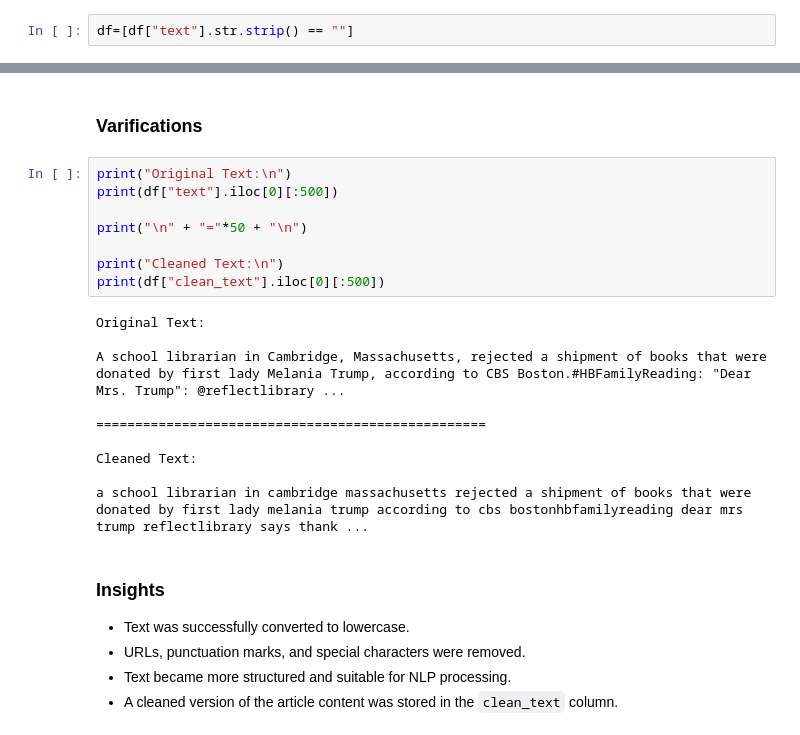
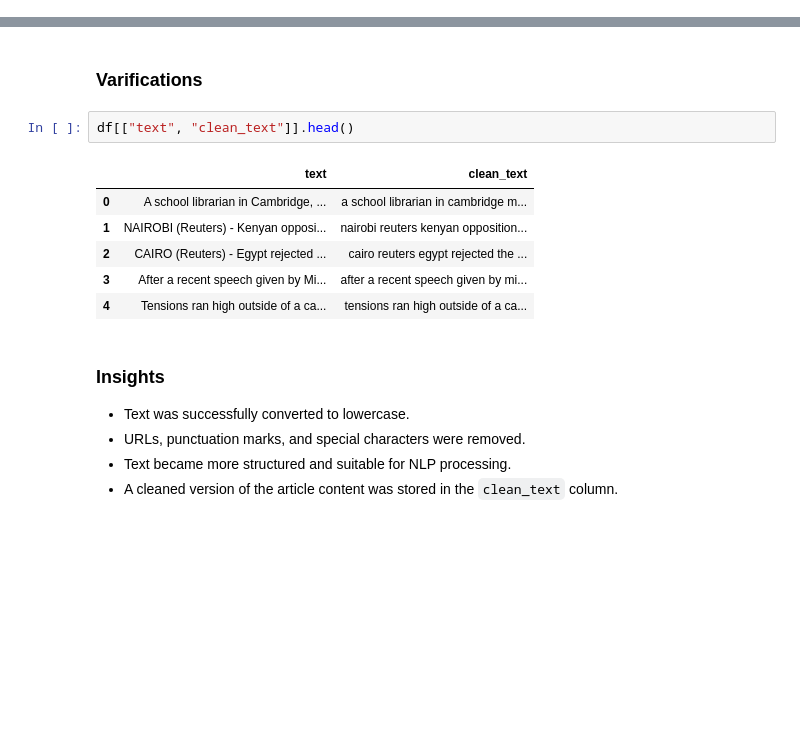
Before and after one commit to khushbukumari-dev/fake-news-analyzer, a Jupyter notebook: notebooks/fake_news_analysis.ipynb, the cells around one changed output, grey strips where cells are left out. Drawn from its saved outputs; the diff is of its cells as text; blank space fills up the shorter version.

Commit message:
Completed text preprocessing and cleaning pipeline

```diff
--- a/notebooks/fake_news_analysis.ipynb
+++ b/notebooks/fake_news_analysis.ipynb
@@ -380,5 +396,3 @@ Dtaset Shape After Removing Empty Text Rows:
-# %%
-df=[df["text"].str.strip() == ""]
 # %% [markdown]
 ### Insights
 - Records containing empty article content were removed from the dataset.
@@ -418,24 +432,15 @@ Apply Cleaning
 df["clean_text"] = df["text"].apply(clean_text)
 # %% [markdown]
 ### Varifications
-# %%
-print("Original Text:\n")
-print(df["text"].iloc[0][:500])
-
-print("\n" + "="*50 + "\n")
-
-print("Cleaned Text:\n")
-print(df["clean_text"].iloc[0][:500])
-# %% [output]
-Original Text:
-
-A school librarian in Cambridge, Massachusetts, rejected a shipment of books that were donated by first lady Melania Trump, according to CBS Boston.#HBFamilyReading: "Dear Mrs. Trump": @reflectlibrary ...
-
-==================================================
-
-Cleaned Text:
-
-a school librarian in cambridge massachusetts rejected a shipment of books that were donated by first lady melania trump according to cbs bostonhbfamilyreading dear mrs trump reflectlibrary says thank ...
+# %%
+df[["text", "clean_text"]].head()
+# %% [output]
+|  | text | clean_text |
+| 0 | A school librarian in Cambridge, ... | a school librarian in cambridge m... |
+| 1 | NAIROBI (Reuters) - Kenyan opposi... | nairobi reuters kenyan opposition... |
+| 2 | CAIRO (Reuters) - Egypt rejected ... | cairo reuters egypt rejected the ... |
+| 3 | After a recent speech given by Mi... | after a recent speech given by mi... |
+| 4 | Tensions ran high outside of a ca... | tensions ran high outside of a ca... |
 # %% [markdown]
 ### Insights
 - Text was successfully converted to lowercase.
```
Also changed, not shown: parts of 11 cells of this notebook.
